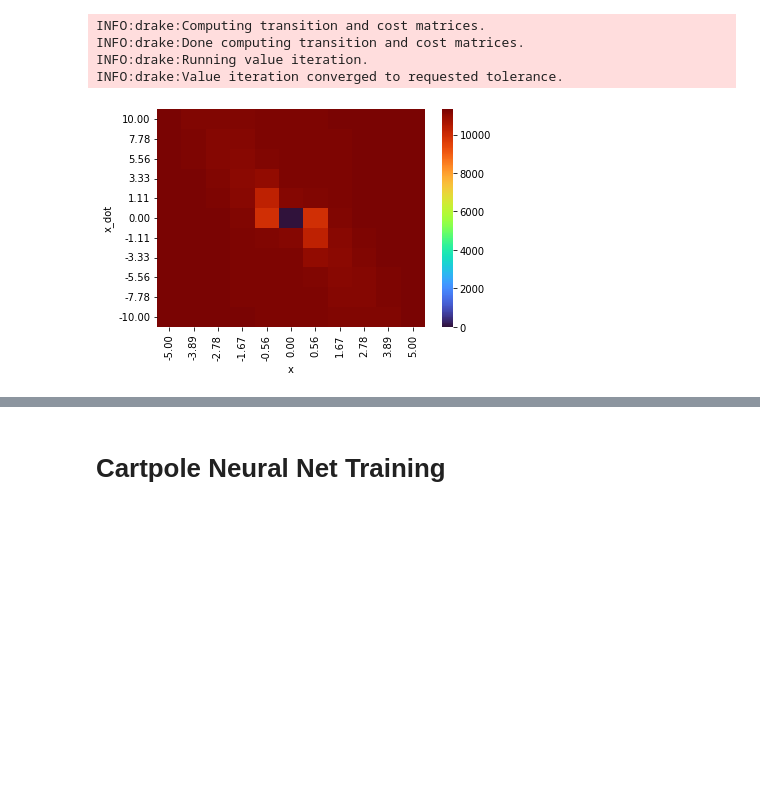
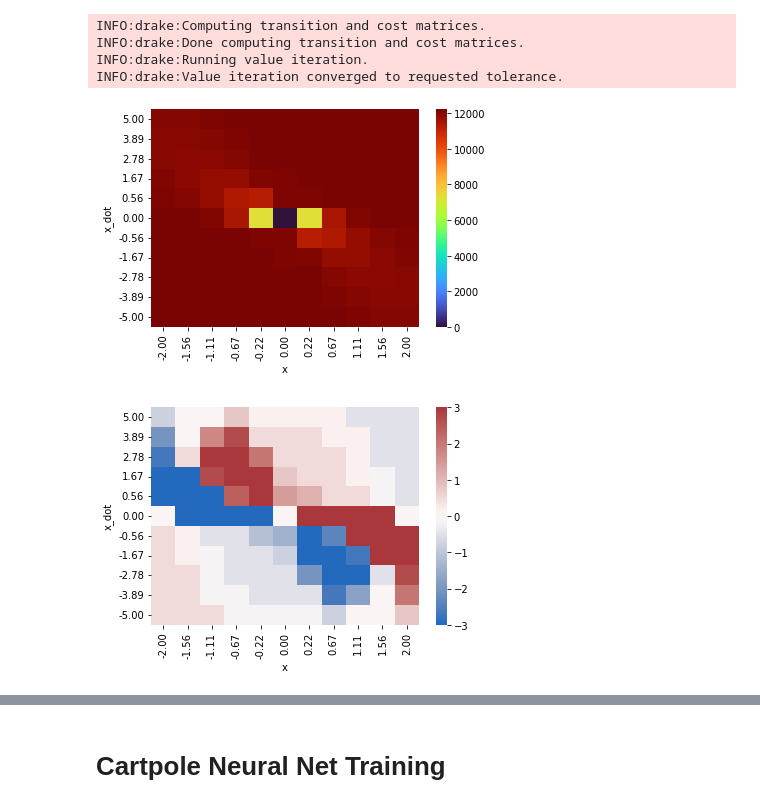
Before and after one commit to FarmDragon/AppleCart, a Jupyter notebook: value-iteration/project.ipynb, the cells around one changed output, grey strips where cells are left out. Cells and saved outputs as stored; diff of their text form; code cells hidden in the pictures; blank space fills up the shorter version.

```diff
--- a/value-iteration/project.ipynb
+++ b/value-iteration/project.ipynb
@@ -85,12 +85,22 @@ INFO:drake:Running value iteration.
 INFO:drake:Value iteration converged to requested tolerance.
 # %%
 plot_surface(
-    states[(states["theta"] == np.pi) & (states["theta_dot"] == 0)],
+    simple_states[(simple_states["theta"] == np.pi) & (simple_states["theta_dot"] == 0)],
     {"name": "x", "is_angle": False},
     {"name": "x_dot", "is_angle": False},
     "J",
 )
 # %% [output]
-[figure, old version]
+[figure, new version]
+# %%
+plot_surface(
+    simple_states[(simple_states["theta"] == np.pi) & (simple_states["theta_dot"] == 0)],
+    {"name": "x", "is_angle": False},
+    {"name": "x_dot", "is_angle": False},
+    "policy",
+    color="vlag"
+)
+# %% [output]
+[figure, added]
 # %%
 plot_surface(
```
Also changed, not shown: parts of 7 cells of this notebook.
